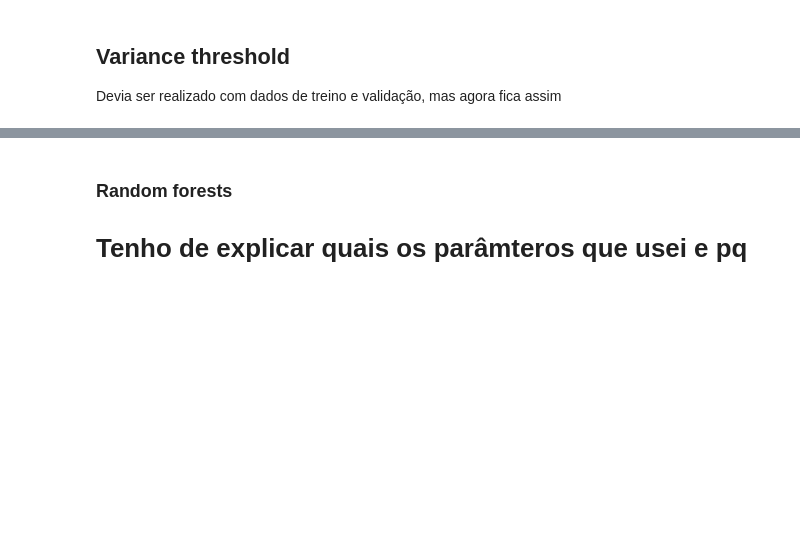
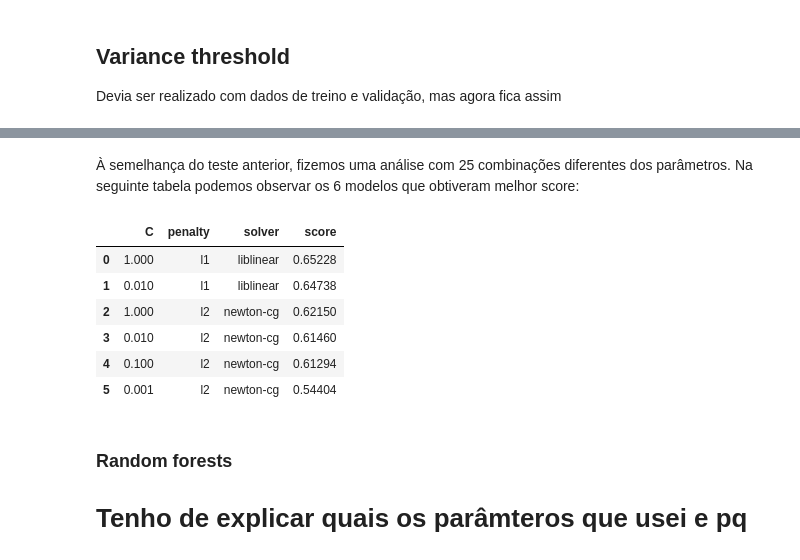
Before and after one commit to josepferreira/AA2, a Jupyter notebook: Notebooks/TratamentoDados.ipynb, the cells around one changed output, grey strips where cells are left out. Cells and saved outputs as stored; diff of their text form; code cells hidden in the pictures; blank space fills up the shorter version.

```diff
--- a/Notebooks/TratamentoDados.ipynb
+++ b/Notebooks/TratamentoDados.ipynb
@@ -1539,3 +1592,21 @@ def hyper_parameter_optimization(params, modeloG, testX, testY, trainX, trainY):
+# %% [markdown]
+À semelhança do teste anterior, fizemos uma análise com 25 combinações diferentes dos parâmetros. Na seguinte tabela podemos observar os 6 modelos que obtiveram melhor score:
+# %%
+import pandas as pd
+d = {'C': [1.000, 0.010, 1.000, 0.010, 0.100, 0.001],
+     'penalty': ['l1', 'l1', 'l2', 'l2', 'l2', 'l2'],
+     'solver':['liblinear', 'liblinear', 'newton-cg', 'newton-cg', 'newton-cg', 'newton-cg'],
+     'score': [0.65228, 0.64738, 0.62150, 0.61460, 0.61294, 0.54404]}
+df = pd.DataFrame(data=d)
+df
+# %% [output]
+|  | C | penalty | solver | score |
+| 0 | 1.000 | l1 | liblinear | 0.65228 |
+| 1 | 0.010 | l1 | liblinear | 0.64738 |
+| 2 | 1.000 | l2 | newton-cg | 0.62150 |
+| 3 | 0.010 | l2 | newton-cg | 0.61460 |
+| 4 | 0.100 | l2 | newton-cg | 0.61294 |
+| 5 | 0.001 | l2 | newton-cg | 0.54404 |
 # %% [markdown]
 ### Random forests
 # Tenho de explicar quais os parâmteros que usei e pq
```
Also changed, not shown: parts of 14 cells of this notebook.
